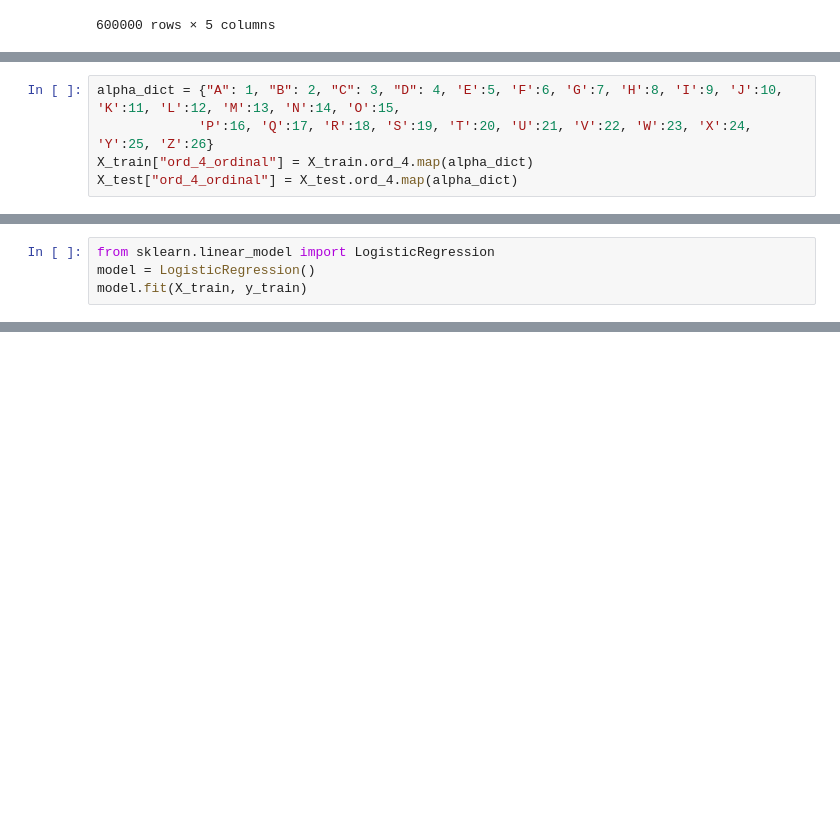
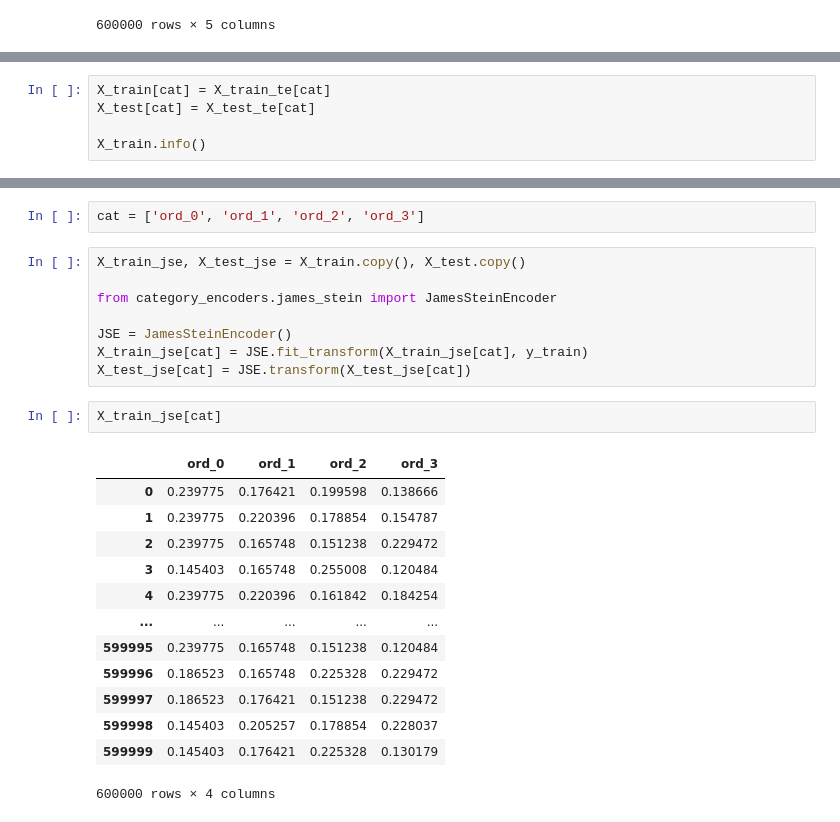
Before and after one commit to elisha0904/2022-ML-assignment, a Jupyter notebook: group-assignment-3/DT_2.ipynb, the cells around one changed output, grey strips where cells are left out. Saved outputs shown, nothing was run; the diff lists cells and outputs as text; blank space fills up the shorter version.

```diff
--- a/group-assignment-3/DT_2.ipynb
+++ b/group-assignment-3/DT_2.ipynb
@@ -277,5 +175,0 @@ ord_4_df['비율'].sort_values()
-# %%
-alpha_dict = {"A": 1, "B": 2, "C": 3, "D": 4, 'E':5, 'F':6, 'G':7, 'H':8, 'I':9, 'J':10, 'K':11, 'L':12, 'M':13, 'N':14, 'O':15,
-             'P':16, 'Q':17, 'R':18, 'S':19, 'T':20, 'U':21, 'V':22, 'W':23, 'X':24, 'Y':25, 'Z':26}
-X_train["ord_4_ordinal"] = X_train.ord_4.map(alpha_dict)
-X_test["ord_4_ordinal"] = X_test.ord_4.map(alpha_dict)
@@ -296,4 +176,5 @@ X_train_oe[cat]
-# %%
-from sklearn.linear_model import LogisticRegression
-model = LogisticRegression()
-model.fit(X_train, y_train)
+# %%
+X_train[cat] = X_train_te[cat]
+X_test[cat] = X_test_te[cat]
+
+X_train.info()
@@ -299,0 +204,26 @@ model.fit(X_train, y_train)
+# %%
+cat = ['ord_0', 'ord_1', 'ord_2', 'ord_3']
+# %%
+X_train_jse, X_test_jse = X_train.copy(), X_test.copy()
+
+from category_encoders.james_stein import JamesSteinEncoder
+
+JSE = JamesSteinEncoder()
+X_train_jse[cat] = JSE.fit_transform(X_train_jse[cat], y_train)
+X_test_jse[cat] = JSE.transform(X_test_jse[cat])
+# %%
+X_train_jse[cat]
+# %% [output]
+|  | ord_0 | ord_1 | ord_2 | ord_3 |
+| 0 | 0.239775 | 0.176421 | 0.199598 | 0.138666 |
+| 1 | 0.239775 | 0.220396 | 0.178854 | 0.154787 |
+| 2 | 0.239775 | 0.165748 | 0.151238 | 0.229472 |
+| 3 | 0.145403 | 0.165748 | 0.255008 | 0.120484 |
+| 4 | 0.239775 | 0.220396 | 0.161842 | 0.184254 |
+| ... | ... | ... | ... | ... |
+| 599995 | 0.239775 | 0.165748 | 0.151238 | 0.120484 |
+| 599996 | 0.186523 | 0.165748 | 0.225328 | 0.229472 |
+| 599997 | 0.186523 | 0.176421 | 0.151238 | 0.229472 |
+| 599998 | 0.145403 | 0.205257 | 0.178854 | 0.228037 |
+| 599999 | 0.145403 | 0.176421 | 0.225328 | 0.130179 |
+600000 rows × 4 columns
```
Also changed, not shown: parts of 79 cells of this notebook.
